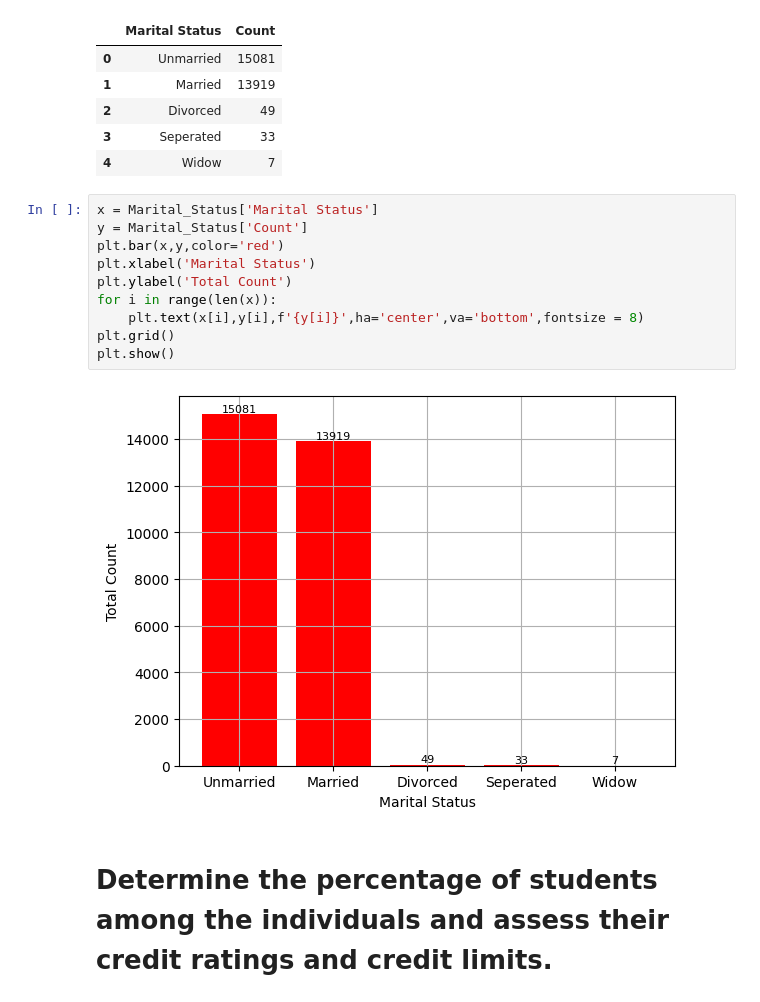
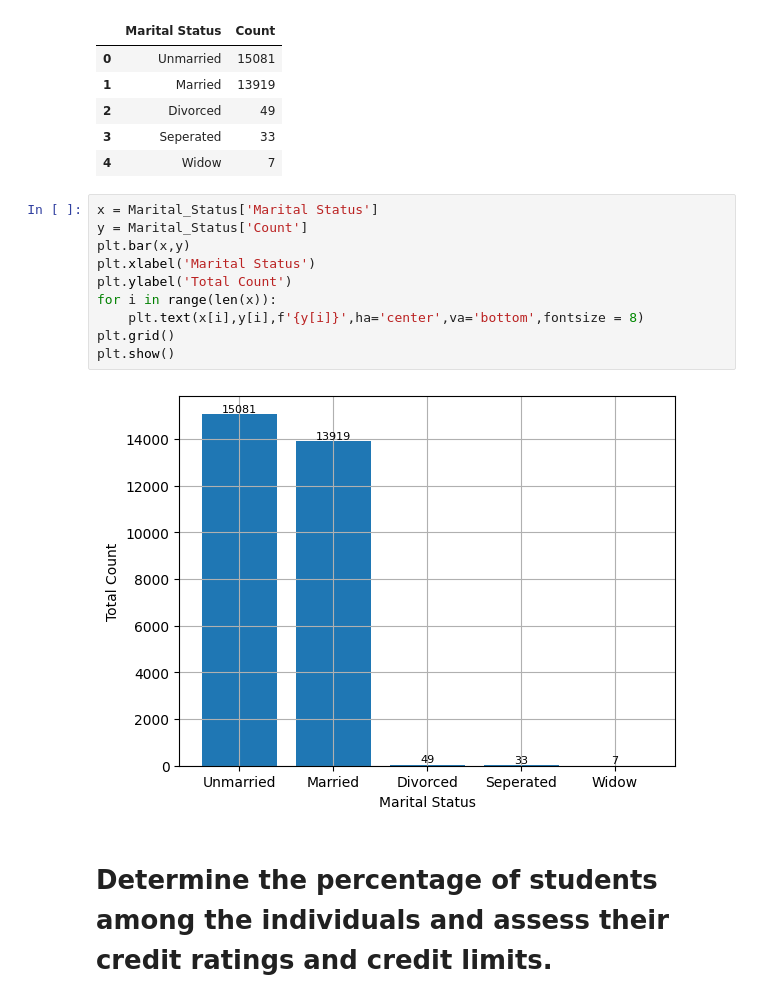
Before and after one commit to akshayDK0420/TwoDotSeven, a Jupyter notebook: Task2.ipynb, the cells around one changed output. Saved outputs shown, nothing was run; the diff lists cells and outputs as text.

```diff
--- a/Task2.ipynb
+++ b/Task2.ipynb
@@ -438,15 +547,15 @@ Marital_Status
 # %%
 x = Marital_Status['Marital Status']
 y = Marital_Status['Count']
-plt.bar(x,y,color='red')
+plt.bar(x,y)
 plt.xlabel('Marital Status')
 plt.ylabel('Total Count')
 for i in range(len(x)):
     plt.text(x[i],y[i],f'{y[i]}',ha='center',va='bottom',fontsize = 8)
 plt.grid()
 plt.show()
 # %% [output]
-[figure, old version]
+[figure, new version]
 # %% [markdown]
 # Determine the percentage of students among the individuals and assess their credit ratings and credit limits.
 # %% [markdown]
```
Also changed, not shown: parts of 25 cells of this notebook.
